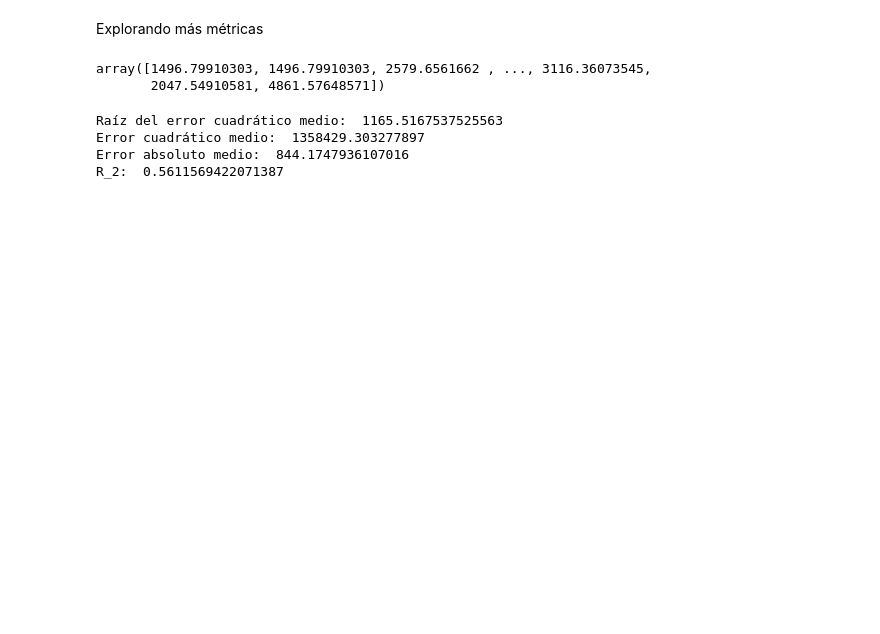
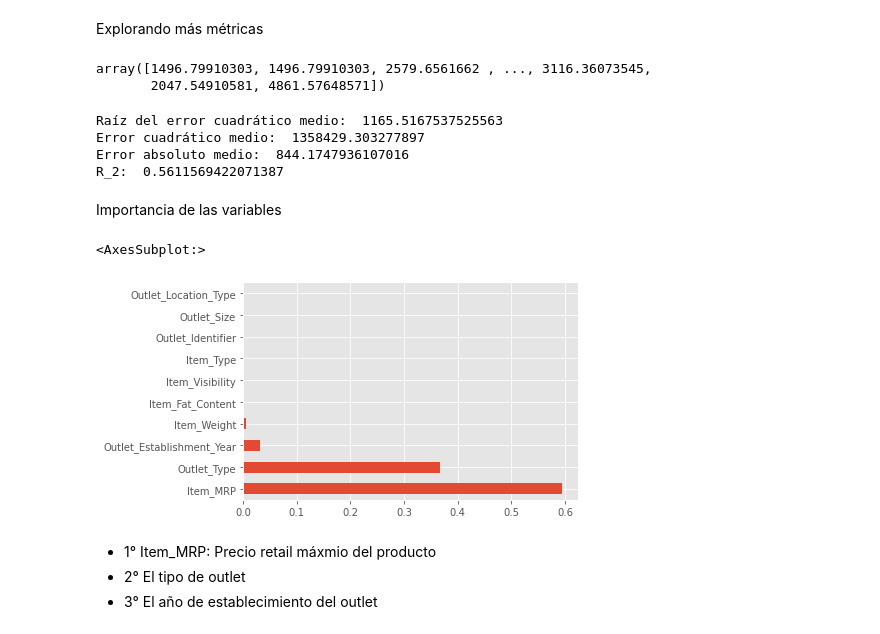
Before and after one commit to Ricardo-Bautista-H/Bigmart-Sales-Predictions, a Jupyter notebook: Predicción_Ventas.ipynb, the cells around one changed output. Drawn from its saved outputs; the diff is of its cells as text; code cells hidden in the pictures; blank space fills up the shorter version.

```diff
--- a/Predicción_Ventas.ipynb
+++ b/Predicción_Ventas.ipynb
@@ -384,0 +388,12 @@ X_train, X_test, y_train, y_test = train_test_split(X, y, random_state=3)
+# %%
+scaler = StandardScaler()
+X_train_std = scaler.fit_transform(X_train)
+X_test_std = scaler.transform (X_test)
+# %%
+params = {'n_neighbors':[1,2,3,4,5,6,7,8,9,10]}
+
+knn = KNeighborsRegressor()
+
+model = GridSearchCV(knn, params, scoring='neg_mean_squared_error')
+model.fit(X_train_std,y_train)
+model.best_params_
@@ -384,0 +402,4 @@ X_train, X_test, y_train, y_test = train_test_split(X, y, random_state=3)
+# %%
+knn = KNeighborsRegressor(n_neighbors=10)
+# %%
+knn.fit(X_train, y_train)
@@ -496,3 +524,15 @@ Raíz del error cuadrático medio:  1165.5167537525563
 Error cuadrático medio:  1358429.303277897
 Error absoluto medio:  844.1747936107016
 R_2:  0.5611569422071387
+# %% [markdown]
+Importancia de las variables
+# %%
+feat_importances = pd.Series(Dreg.feature_importances_, index=feature_names)
+feat_importances.nlargest(40).plot(kind='barh')
+# %% [output]
+<AxesSubplot:>
+[figure, added]
+# %% [markdown]
+- 1° Item_MRP: Precio retail máxmio del producto
+- 2° El tipo de outlet
+- 3° El año de establecimiento del outlet
```
Also changed, not shown: parts of 5 cells of this notebook, 1 other file.
